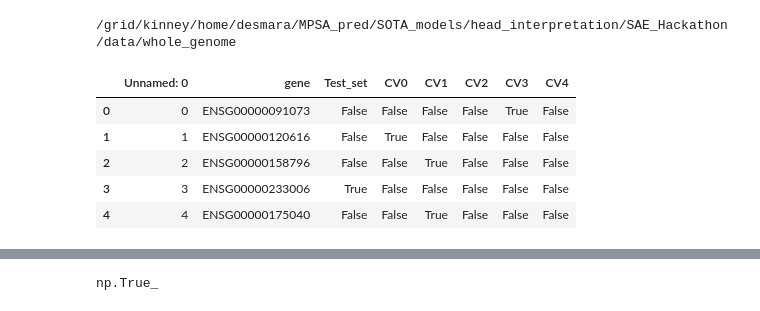
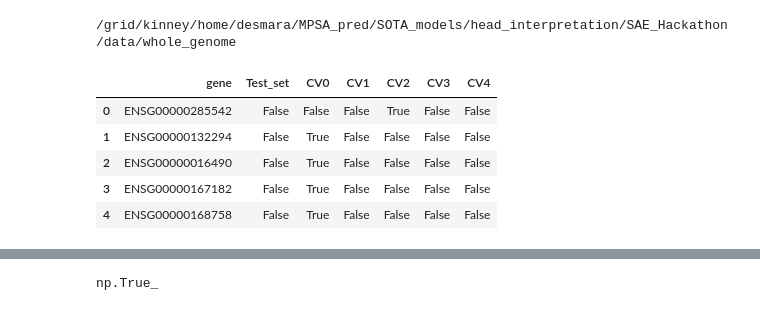
Before and after one commit to jackdesmarais/SAE_Hackathon, a Jupyter notebook: data/whole_genome/chunk_processing.ipynb, the cells around one changed output, grey strips where cells are left out. Drawn from its saved outputs; the diff is of its cells as text; code cells hidden in the pictures.

```diff
--- a/data/whole_genome/chunk_processing.ipynb
+++ b/data/whole_genome/chunk_processing.ipynb
@@ -5,14 +6,14 @@ import pandas as pd
 # %% [output]
 /grid/kinney/home/desmara/MPSA_pred/SOTA_models/head_interpretation/SAE_Hackathon/data/whole_genome
 # %%
-gene_split = pd.read_csv('./canonical_gene_split.csv', index_col=[0])
+gene_split = pd.read_csv('./gene_split.csv', index_col=[0])
 display(gene_split.head())
 gene_data = pd.read_csv('./gene_data.csv', index_col=[0])
 display(gene_data.head())
 # %% [output]
-|  | Unnamed: 0 | gene | Test_set | CV0 | CV1 | CV2 | CV3 | CV4 |
-| 0 | 0 | ENSG00000091073 | False | False | False | False | True | False |
-| 1 | 1 | ENSG00000120616 | False | True | False | False | False | False |
-| 2 | 2 | ENSG00000158796 | False | False | True | False | False | False |
-| 3 | 3 | ENSG00000233006 | True | False | False | False | False | False |
-| 4 | 4 | ENSG00000175040 | False | False | True | False | False | False |
+|  | gene | Test_set | CV0 | CV1 | CV2 | CV3 | CV4 |
+| 0 | ENSG00000285542 | False | False | False | True | False | False |
+| 1 | ENSG00000132294 | False | True | False | False | False | False |
+| 2 | ENSG00000016490 | False | True | False | False | False | False |
+| 3 | ENSG00000167182 | False | True | False | False | False | False |
+| 4 | ENSG00000168758 | False | True | False | False | False | False |
```
Also changed, not shown: parts of 18 cells of this notebook.
